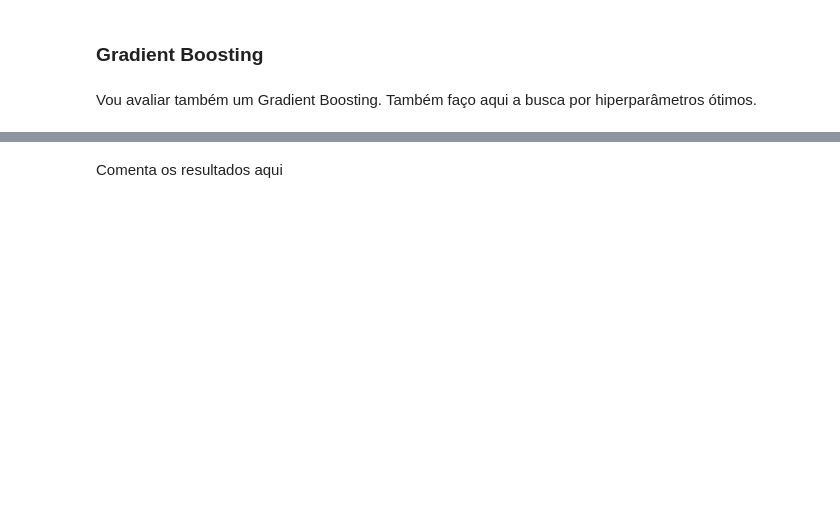
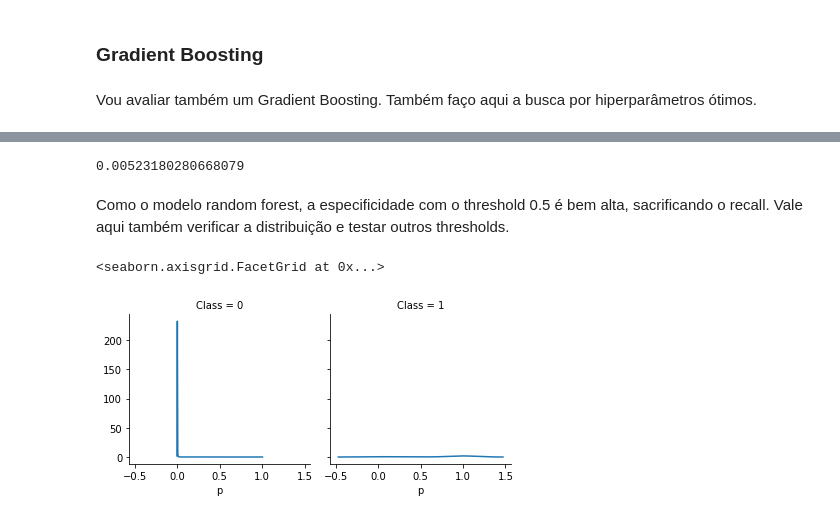
Before and after one commit to jessicalfr/data_science_studies, a Jupyter notebook: credit_card_fraud_detection/credit_card_fraud_detection.ipynb, the cells around one changed output, grey strips where cells are left out. Cells and saved outputs as stored; diff of their text form; code cells hidden in the pictures; blank space fills up the shorter version.

```diff
--- a/credit_card_fraud_detection/credit_card_fraud_detection.ipynb
+++ b/credit_card_fraud_detection/credit_card_fraud_detection.ipynb
@@ -272,17 +543,18 @@ Vou avaliar também um Gradient Boosting. Também faço aqui a busca por hiperpa
 from sklearn.ensemble import GradientBoostingClassifier
 
 # define a grid de hiperparâmetos
-params_gb = {'learn_rate': [0.1, 0.05, 0.01, 0.001], # taxa de aprendizado
-             'n_estimators': [100, 200, 300, 500, 800, 1000], # número de árvores
+params_gb = {'learning_rate': [0.1, 0.05, 0.01, 0.001], # taxa de aprendizado
+             'n_estimators': [100, 200, 300, 400, 500, 600], # número de árvores
              'max_depth': [3, 4, 5, 6, 7, 8], # profundidade máxima de cada arvore
              'min_samples_leaf': [5, 6, 7, 10, 15, 20], # mínimo de amostras por folha
              'max_features': [0.7, 0.8, 0.9, 1.0]} # proporção das features consideradas em cada split
 
 gb_grid = RandomizedSearchCV(estimator = GradientBoostingClassifier(),
-                             param_distributions = params_rf,
+                             param_distributions = params_gb,
                              scoring = 'recall',
-                             n_iter = 5,
-                             cv = 5,
+                             n_jobs = -1,
+                             n_iter = 10,
+                             cv = list(PredefinedSplit(test_fold = my_test_fold).split(X_train_new, y_train_new)),
                              random_state = 10,
                              verbose = 2)
 
@@ -315,2 +616,17 @@ print('Precision: ', metric_test_gb[0][1],
-# %% [markdown]
-Comenta os resultados aqui
+# %%
+# observações classificadas como positivas
+y_pred_test_gb.mean()
+# %% [output]
+0.00523180280668079
+# %% [markdown]
+Como o modelo random forest, a especificidade com o threshold 0.5 é bem alta, sacrificando o recall. Vale aqui também verificar a distribuição e testar outros thresholds.
+# %%
+# visualiza a distribuição
+p_pred_test_gb = gb.predict_proba(X_test)
+result_gb = pd.DataFrame({'Class': y_test, 'p': p_pred_test_gb[:,1]})
+
+g = sns.FacetGrid(result_gb, col = 'Class')
+g.map(sns.kdeplot, 'p')
+# %% [output]
+<seaborn.axisgrid.FacetGrid at 0x...>
+[figure, added]
```
Also changed, not shown: parts of 97 cells of this notebook, 5 other files.
